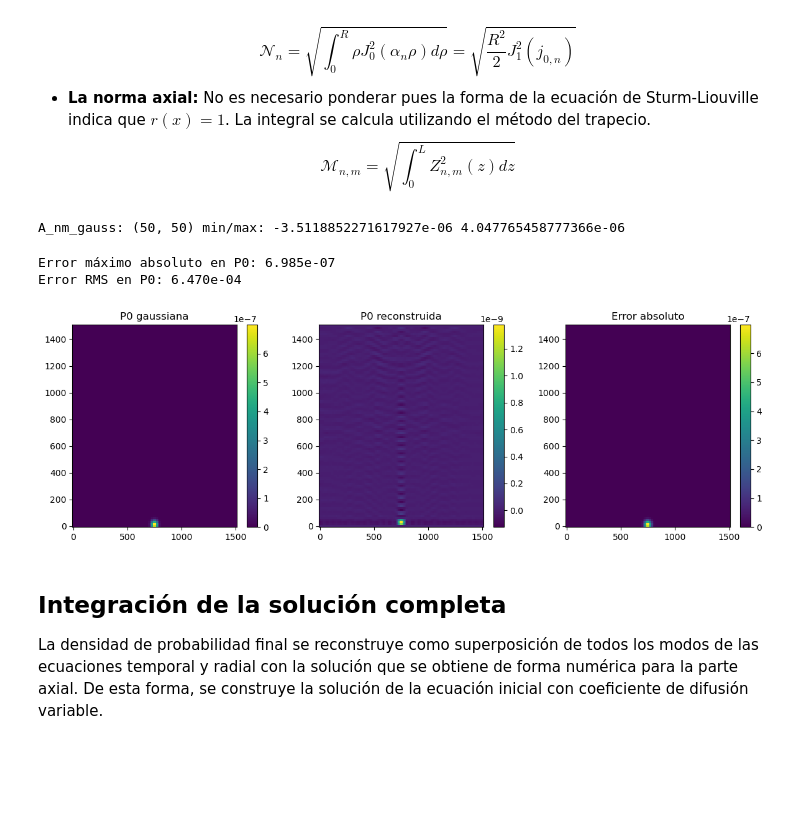
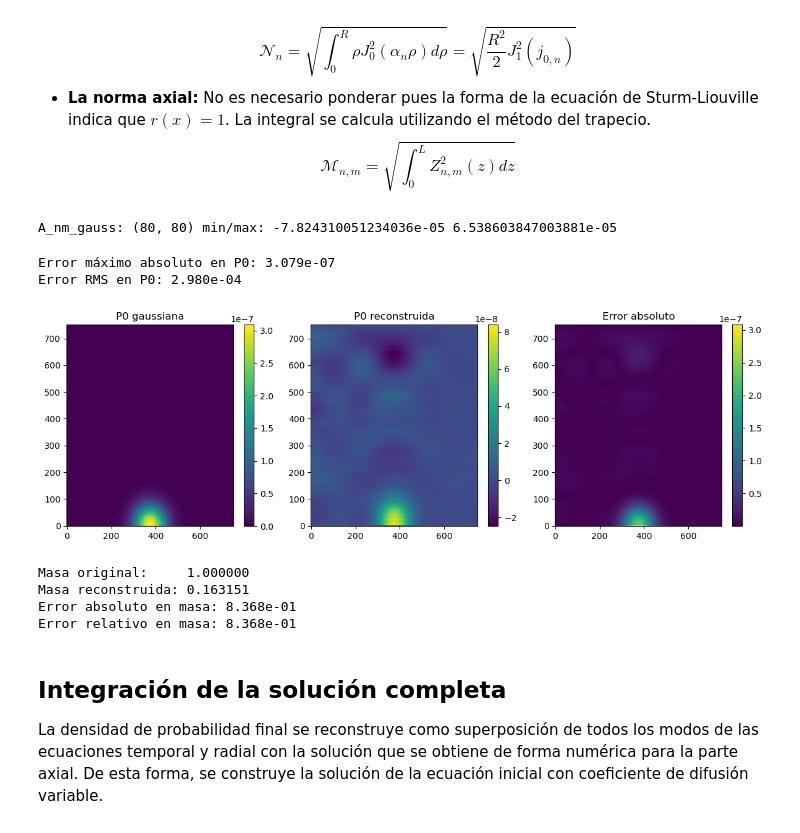
Before and after one commit to allanyst/tfm-efectos-superficie-nano-rmn, a Jupyter notebook: TFM_V5.ipynb, the cells around one changed output. Cells and saved outputs as stored; diff of their text form; code cells hidden in the pictures; blank space fills up the shorter version.

```diff
--- a/TFM_V5.ipynb
+++ b/TFM_V5.ipynb
@@ -435,26 +448,20 @@ eigenvectors_arr = np.array([
 ])
 # %%
 #  # Normalizar los modos axiales en z
-# for n in range(n_modes_radial):
-#     for m in range(m_max):
-#         # norm = np.sqrt(np.trapz(eigenvectors_ax[n][:, m]**2, z))
-#         norm = np.sqrt(np.trapz(eigenvectors_ax[n][:, m]**2, z))
-#         if np.abs(norm) > 1e-12:
-#             eigenvectors_ax[n][:, m] /= norm
 
 # 1. Cálculo de normas vectorizado
 #    norms[n, m] = sqrt( ∫ eigenvectors_arr[n,m,:]^2 dz )
-norms = np.sqrt(np.trapz(eigenvectors_arr.astype(np.float32)**2, z, axis=2))  # shape (n_modes_radial, m_max)
+norms = np.sqrt(np.trapz(eigenvectors_ax.astype(np.float32)**2, z, axis=2))  # shape (n_modes_radial, m_max)
 
 # 2. Normalizar cada vector [n,m,:] de forma broadcasting
 #    eigenvectors_arr[n, m, :] /= norms_safe[n, m]
-eigenvectors_arr /= norms[:, :, None]
+eigenvectors_ax /= norms[:, :, None]
 # %%
 # Graficar algunos modos axiales
 plt.figure(figsize=(7.5,5))
 for n in range(4): # range(min(3, n_modes_radial)):
     for m in range(4):
-        plt.plot(z, eigenvectors_ax[n][:, m], label=f"n={n}, m={m}", linewidth=1.5)
+        plt.plot(z, eigenvectors_ax[n][m,:], label=f"n={n}, m={m}", linewidth=1.5)
 plt.xlabel("z (nm)", fontsize=12)
 plt.ylabel("Z(z)", fontsize=12)
 plt.title("Modos Axiales", fontsize=14)
@@ -517,9 +525,9 @@ Donde:
 - **La norma radial:** se obtiene a partir de la ortogonalidad de las funciones de Bessel, como se muestra en: $$\mathcal{N}_n = \sqrt{\int_0^R \rho J_0^2(\alpha_n \rho) d\rho}=\sqrt{ \frac{R^2}{2} J_1^2(j_{0,n})}$$
 - **La norma axial:** No es necesario ponderar pues la forma de la ecuación de Sturm-Liouville indica que $r(x)=1$. La integral se calcula utilizando el método del trapecio. $$\mathcal{M}_{n,m} = \sqrt{\int_0^L Z_{n,m}^2(z) dz}$$
 # %%
-##############################################################################
-# 7. Cálculo de Coeficientes A_{nm}
-##############################################################################
+# ##############################################################################
+# # 7. Cálculo de Coeficientes A_{nm}
+# ##############################################################################
 # # Se asume que la condición inicial es:
 # #     P(ρ, z, 0) ∝ δ(ρ-ρ0) δ(z-z0) / (2πρ0)
 # # Con ρ0 = 750 nm y z0 = 10 nm.
@@ -530,37 +538,37 @@ Donde:
 Z_interps = np.empty((n_modes_radial, m_max), dtype=object)
 for n in range(n_modes_radial):
     for m in range(m_max):
-        Z_interps[n, m] = CubicSpline(z, eigenvectors_ax[n][:, m], extrapolate=False)
+        Z_interps[n, m] = CubicSpline(z, eigenvectors_ax[n][m,:], extrapolate=False)
 
 # --- Parámetros de la gaussiana ---
-rho0, z0 = 750.0, 10.0     # centro (nm)
-sigma = 20.0              # ancho (nm)
+rho0, z0 = L/2, 5.0     # centro (nm)
+sigma = 50.0              # ancho (nm)
 
 # --- 1) Mallado de cuadratura cilíndrica (ρ, z) ---
-Nr_quad, Nz_quad = 100, 100
-rho_quad = np.linspace(0.0, R, Nr_quad)   # nodos radiales
-z_quad   = np.linspace(0.0, L, Nz_quad)   # nodos axiales
+Nr_quad, Nz_quad = 300, 300
+rho_quad = np.linspace(1e-15, R, Nr_quad)   # nodos radiales
+z_quad   = np.linspace(1e-15, L, Nz_quad)   # nodos axiales
 dr       = rho_quad[1] - rho_quad[0]      # paso radial uniforme
 
 # pesos en z (trapecio no uniforme o el que ya uses)
-dz = np.diff(z_quad)
-w_z = np.empty(Nz_quad)
-w_z[1:-1] = 0.5*(dz[:-1] + dz[1:])
-w_z[0], w_z[-1] = dz[0]/2, dz[-1]/2
+dz = z_quad[1]-z_quad[0]
 
 # --- 2) Construir P0_gauss en la malla y normalizar ∫P0 dV = 1 ---
 Rg, Zg = np.meshgrid(rho_quad, z_quad, indexing='ij')  # (Nr_quad, Nz_quad)
 P0 = np.exp(-((Rg-rho0)**2 + (Zg-z0)**2)/(2*sigma**2))
 # jacobiano cilíndrico y pesos
-vol_w = (rho_quad[:,None]*dr) * w_z[None,:]
+vol_w = (rho_quad[:,None]*dr) * dz
 P0 /= np.sum(P0 * vol_w)  # ahora ∑ P0*ΔV = 1
 
 # --- 3) Pre-evaluar modos radiales y axiales en la malla ---
-R_mat, _ = R_func(alpha_n, rho_quad)            # (n_modes_radial, Nr_quad)
+R_mat, R_mat_norm = R_func(alpha_n, rho_quad)            # (n_modes_radial, Nr_quad)
 Z_mat = np.empty((n_modes_radial, m_max, Nz_quad))
 for n in range(n_modes_radial):
     for m in range(m_max):
         Z_mat[n, m, :] = Z_interps[n, m](z_quad)
+
+# Z_mat[n,m,:] = Z_interps[n,m](z_quad)
+norms_z = np.sqrt( np.trapz(Z_mat**2, z_quad, axis=2) )   # shape (n_modes_radial, m_max)
 
 # --- 4) Construir tensor ψ_{n,i,m,j} para broadcasting ---
 # R_exp: (n_modes, Nr_quad, 1,      1)
@@ -576,7 +584,7 @@ A_nm_gauss = A_nm = np.tensordot(psi_nm, P0 * vol_w, axes=([1,3],[0,1]))
 print("A_nm_gauss:", A_nm_gauss.shape,
       "min/max:", A_nm_gauss.min(), A_nm_gauss.max())
 # %% [output]
-A_nm_gauss: (50, 50) min/max: -3.5118852271617927e-06 4.047765458777366e-06
+A_nm_gauss: (80, 80) min/max: -7.824310051234036e-05 6.538603847003881e-05
 # %%
 # Chequeo rápido: reconstrucción de P0 desde A_nm_gauss y comparación con la gaussiana original
 
@@ -589,7 +597,7 @@ A_nm_gauss: (50, 50) min/max: -3.5118852271617927e-06 4.047765458777366e-06
 
 # primero expandimos A_nm_gauss para broadcasting:
 #   A_exp shape = (n_modes_radial, m_max, 1, 1)
-A_exp = A_nm_gauss[:, :, None, None]
+A_exp = A_nm[:, :, None, None]
 
 # R_exp2 shape = (n_modes_radial, 1,  Nr_quad, 1)
 R_exp2 = R_mat[:, None, :, None]
@@ -602,36 +610,55 @@ psi_full = A_exp * R_exp2 * Z_exp2
 
 # sumamos sobre n,m para obtener P0_aprox (Nr_quad, Nz_quad)
 P0_aprox = psi_full.sum(axis=(0,1))
 
 # 2) Comparamos con P0 (la gaussiana normalizada)
 diff = P0_aprox - P0  # (Nr_quad, Nz_quad)
 abs_error = np.abs(diff)
 
 print(f"Error máximo absoluto en P0: {abs_error.max():.3e}")
 print(f"Error RMS en P0: {np.sqrt((diff**2 * vol_w).sum()):.3e}")
 
 plt.figure(figsize=(12,4))
 plt.subplot(1,3,1)
 plt.title("P0 gaussiana")
 plt.pcolormesh(rho_quad, z_quad, P0.T, shading='auto')
 plt.colorbar()
 
 plt.subplot(1,3,2)
 plt.title("P0 reconstruida")
 plt.pcolormesh(rho_quad, z_quad, P0_aprox.T, shading='auto')
 plt.colorbar()
 
 plt.subplot(1,3,3)
 plt.title("Error absoluto")
 plt.pcolormesh(rho_quad, z_quad, abs_error.T, shading='auto')
 plt.colorbar()
 
 plt.tight_layout()
 plt.show()
 # %% [output]
-Error máximo absoluto en P0: 6.985e-07
-Error RMS en P0: 6.470e-04
+Error máximo absoluto en P0: 3.079e-07
+Error RMS en P0: 2.980e-04
-[figure, old version]
+[figure, new version]
+# %%
+# ---------------------------------------------------------
+# Cálculo de la masa total: original vs reconstruida
+# ---------------------------------------------------------
+masa_original     = (P0 * vol_w).sum()
+masa_reconstruida = (P0_aprox * vol_w).sum()
+
+error_masa_abs = np.abs(masa_reconstruida - masa_original)
+error_masa_rel = error_masa_abs / masa_original
+
+print(f"\nMasa original:     {masa_original:.6f}")
+print(f"Masa reconstruida: {masa_reconstruida:.6f}")
+print(f"Error absoluto en masa: {error_masa_abs:.3e}")
+print(f"Error relativo en masa: {error_masa_rel:.3e}")
+# %% [output]
+Masa original:     1.000000
+Masa reconstruida: 0.163151
+Error absoluto en masa: 8.368e-01
+Error relativo en masa: 8.368e-01
 # %% [markdown]
 ## Integración de la solución completa
 
```
Also changed, not shown: parts of 19 cells of this notebook, 39 other files.
